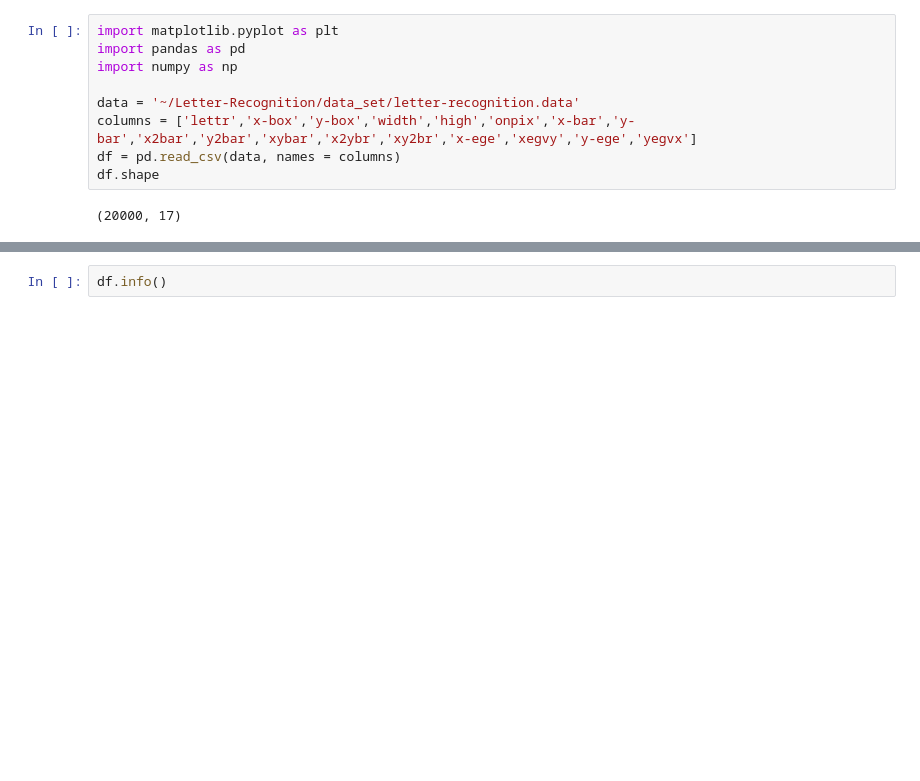
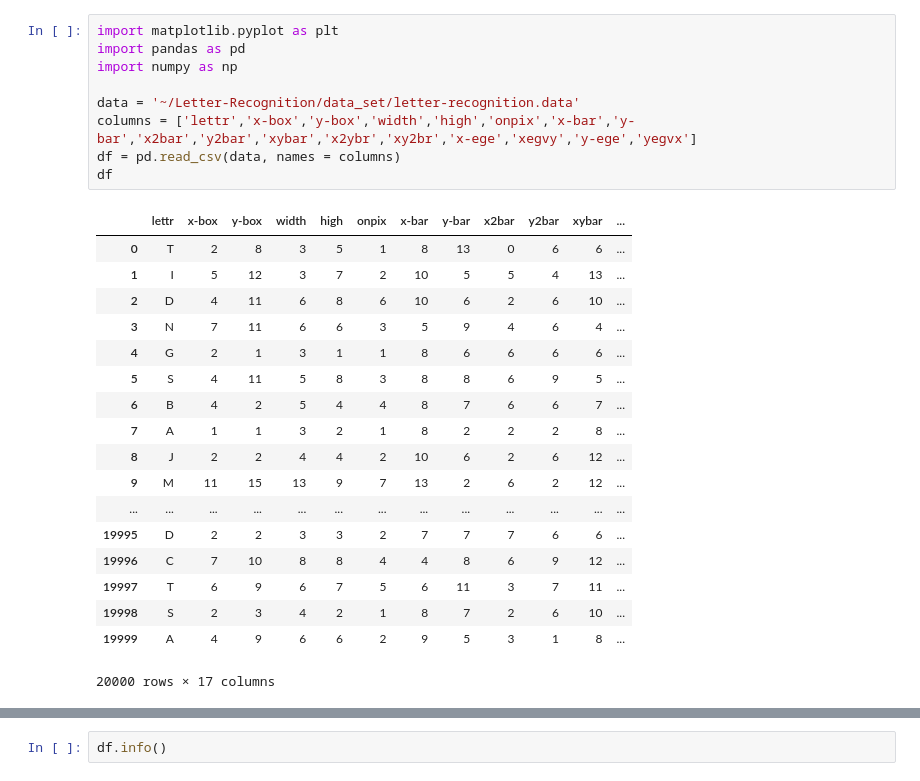
Before and after one commit to ML-FGA-2018-2-Grupo-E/Letter-Recognition, a Jupyter notebook: letter_recognition.ipynb, the cells around one changed output, grey strips where cells are left out. Saved outputs shown, nothing was run; the diff lists cells and outputs as text; blank space fills up the shorter version.

```diff
--- a/letter_recognition.ipynb
+++ b/letter_recognition.ipynb
@@ -1,11 +33,28 @@
 # %%
 import matplotlib.pyplot as plt
 import pandas as pd
 import numpy as np
 
 data = '~/Letter-Recognition/data_set/letter-recognition.data'
 columns = ['lettr','x-box','y-box','width','high','onpix','x-bar','y-bar','x2bar','y2bar','xybar','x2ybr','xy2br','x-ege','xegvy','y-ege','yegvx']
 df = pd.read_csv(data, names = columns)
-df.shape
+df
 # %% [output]
+|  | lettr | x-box | y-box | width | high | onpix | x-bar | y-bar | x2bar | y2bar | xybar | ... |
+| 0 | T | 2 | 8 | 3 | 5 | 1 | 8 | 13 | 0 | 6 | 6 | ... |
+| 1 | I | 5 | 12 | 3 | 7 | 2 | 10 | 5 | 5 | 4 | 13 | ... |
+| 2 | D | 4 | 11 | 6 | 8 | 6 | 10 | 6 | 2 | 6 | 10 | ... |
+| 3 | N | 7 | 11 | 6 | 6 | 3 | 5 | 9 | 4 | 6 | 4 | ... |
+| 4 | G | 2 | 1 | 3 | 1 | 1 | 8 | 6 | 6 | 6 | 6 | ... |
+| 5 | S | 4 | 11 | 5 | 8 | 3 | 8 | 8 | 6 | 9 | 5 | ... |
+| 6 | B | 4 | 2 | 5 | 4 | 4 | 8 | 7 | 6 | 6 | 7 | ... |
+| 7 | A | 1 | 1 | 3 | 2 | 1 | 8 | 2 | 2 | 2 | 8 | ... |
+| 8 | J | 2 | 2 | 4 | 4 | 2 | 10 | 6 | 2 | 6 | 12 | ... |
+| 9 | M | 11 | 15 | 13 | 9 | 7 | 13 | 2 | 6 | 2 | 12 | ... |
+| ... | ... | ... | ... | ... | ... | ... | ... | ... | ... | ... | ... | ... |
+| 19995 | D | 2 | 2 | 3 | 3 | 2 | 7 | 7 | 7 | 6 | 6 | ... |
+| 19996 | C | 7 | 10 | 8 | 8 | 4 | 4 | 8 | 6 | 9 | 12 | ... |
+| 19997 | T | 6 | 9 | 6 | 7 | 5 | 6 | 11 | 3 | 7 | 11 | ... |
+| 19998 | S | 2 | 3 | 4 | 2 | 1 | 8 | 7 | 2 | 6 | 10 | ... |
+| 19999 | A | 4 | 9 | 6 | 6 | 2 | 9 | 5 | 3 | 1 | 8 | ... |
-(20000, 17)
+20000 rows × 17 columns
```
Also changed, not shown: parts of 5 cells of this notebook, 3 other files.
